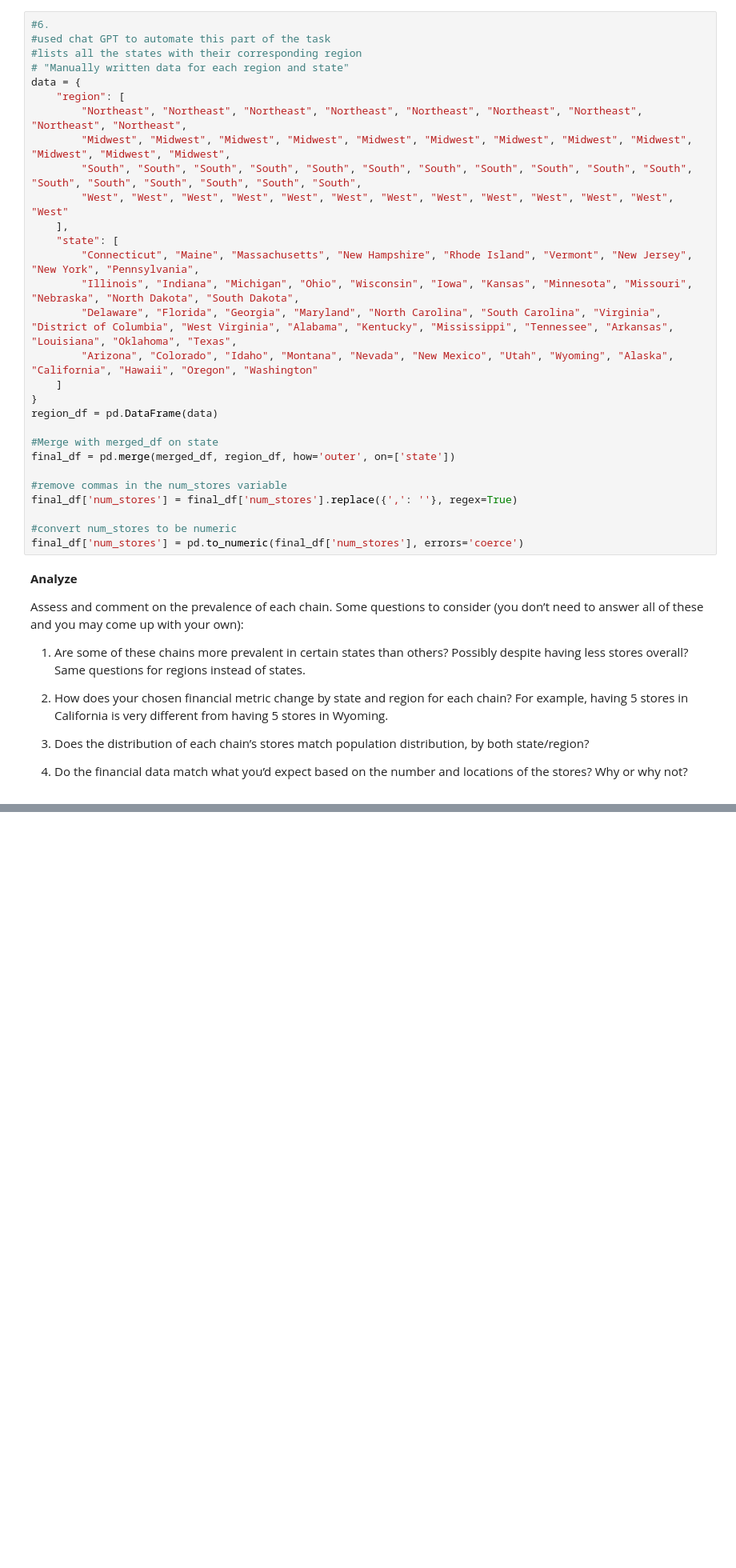
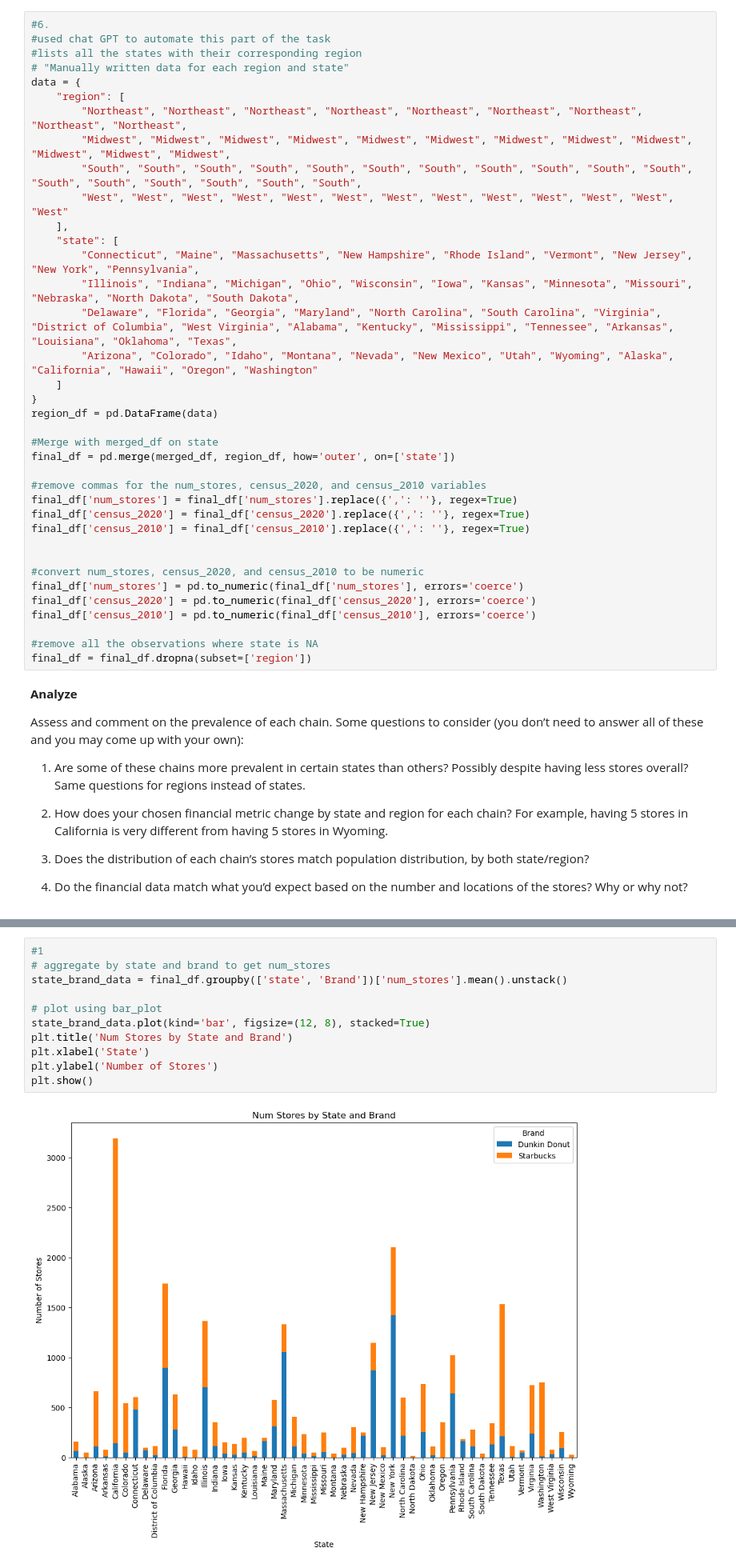
Before and after one commit to BLauf/GSB-544, a Jupyter notebook: labs/lab04/lab_04.ipynb, the cells around one changed output, grey strips where cells are left out. Shown: that part at 80% size. Saved outputs shown, nothing was run; the diff lists cells and outputs as text; blank space fills up the shorter version.

```diff
--- a/labs/lab04/lab_04.ipynb
+++ b/labs/lab04/lab_04.ipynb
@@ -316,11 +316,19 @@ region_df = pd.DataFrame(data)
 #Merge with merged_df on state
 final_df = pd.merge(merged_df, region_df, how='outer', on=['state'])
 
-#remove commas in the num_stores variable
+#remove commas for the num_stores, census_2020, and census_2010 variables
 final_df['num_stores'] = final_df['num_stores'].replace({',': ''}, regex=True)
+final_df['census_2020'] = final_df['census_2020'].replace({',': ''}, regex=True)
+final_df['census_2010'] = final_df['census_2010'].replace({',': ''}, regex=True)
 
-#convert num_stores to be numeric
+
+#convert num_stores, census_2020, and census_2010 to be numeric
 final_df['num_stores'] = pd.to_numeric(final_df['num_stores'], errors='coerce')
+final_df['census_2020'] = pd.to_numeric(final_df['census_2020'], errors='coerce')
+final_df['census_2010'] = pd.to_numeric(final_df['census_2010'], errors='coerce')
+
+#remove all the observations where state is NA
+final_df = final_df.dropna(subset=['region'])
 # %% [markdown]
 **Analyze**
 
@@ -338,0 +344,13 @@ final_df
+# %%
+#1
+# aggregate by state and brand to get num_stores
+state_brand_data = final_df.groupby(['state', 'Brand'])['num_stores'].mean().unstack()
+
+# plot using bar_plot
+state_brand_data.plot(kind='bar', figsize=(12, 8), stacked=True)
+plt.title('Num Stores by State and Brand')
+plt.xlabel('State')
+plt.ylabel('Number of Stores')
+plt.show()
+# %% [output]
+[figure, added]
```
Also changed, not shown: parts of 10 cells of this notebook.
